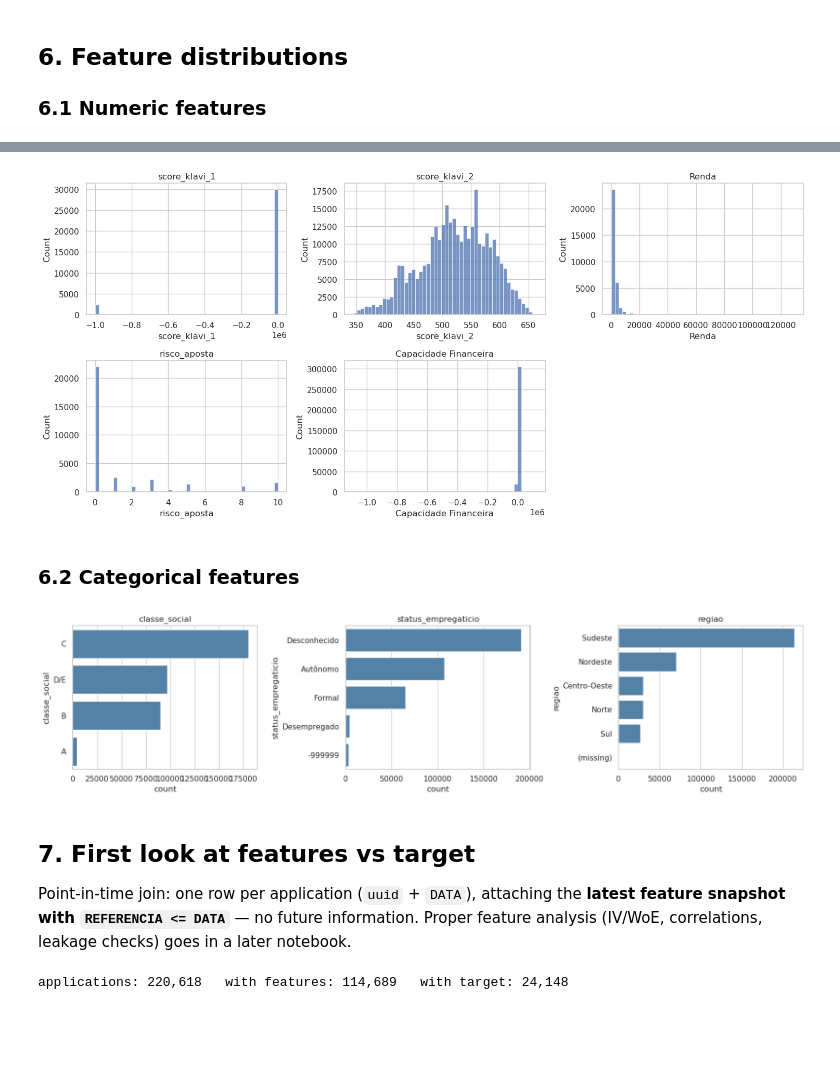
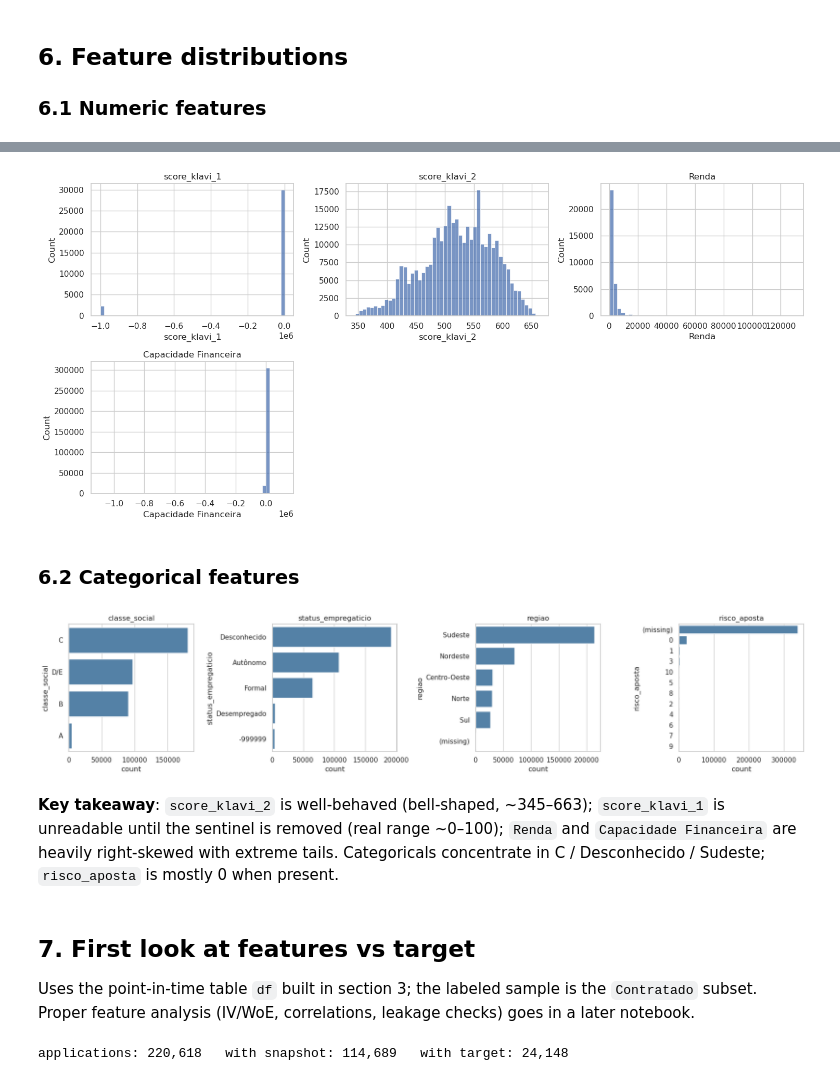
Before and after one commit to nocedan/credit-policy-analisys, a Jupyter notebook: notebooks/1.0-dn-initial-data-exploration.ipynb, the cells around one changed output, grey strips where cells are left out. Drawn from its saved outputs; the diff is of its cells as text; code cells hidden in the pictures; blank space fills up the shorter version.

```diff
--- a/notebooks/1.0-dn-initial-data-exploration.ipynb
+++ b/notebooks/1.0-dn-initial-data-exploration.ipynb
@@ -44,3 +44,13 @@ print(f"feat: {feat.shape[0]:,} rows x {feat.shape[1]} cols")
 # %% [output]
 perf: 220,618 rows x 5 cols
 feat: 371,596 rows x 10 cols
+# %%
+# dtypes as loaded: dates come as strings, SAFRA as float, risco_aposta as a 0-10 ordinal stored as float
+print("perf:", dict(perf.dtypes.astype(str)))
+print("feat:", dict(feat.dtypes.astype(str)))
+
+# in-memory conversions (raw files stay untouched)
+perf["DATA"] = pd.to_datetime(perf["DATA"])
+perf["SAFRA"] = perf["SAFRA"].astype(int)
+feat["REFERENCIA"] = pd.to_datetime(feat["REFERENCIA"])
+feat["risco_aposta"] = feat["risco_aposta"].astype("Int64").astype("string")
@@ -260 +283,19 @@ quality_report(feat)
 | Capacidade Financeira | float64 | 46310 | 12.46 | 70497 |
+# %%
+# sentinel / invalid values — explicit counts
+sk1 = feat["score_klavi_1"]
+n_sent = (sk1 == -999999).sum()
+print(f"score_klavi_1 == -999999: {n_sent:,} of {sk1.notna().sum():,} non-null ({n_sent / sk1.notna().sum():.1%})")
+
+cf = feat["Capacidade Financeira"]
+print(f"Capacidade Financeira < 0: {(cf < 0).sum():,} of {cf.notna().sum():,} non-null "
+      f"(min={cf.min():,.0f}, p0.1={cf.quantile(0.001):,.0f}, p1={cf.quantile(0.01):,.0f})")
+
+renda = feat["Renda"]
+p99 = renda.quantile(0.99)
+print(f"Renda > p99 ({p99:,.0f}): {(renda > p99).sum():,}  (max={renda.max():,.0f})")
+
+# categorical columns: sentinel labels
+for col in ["classe_social", "status_empregaticio", "regiao", "risco_aposta"]:
+    n = (feat[col] == "-999999").sum()
+    print(f"{col} == '-999999': {n:,}")
@@ -290,35 +340,32 @@ for ax in axes.flat[len(num_cols):]:
 plt.tight_layout()
 plt.show()
 # %% [output]
-[figure, old version]
+[figure, new version]
 # %% [markdown]
 ### 6.2 Categorical features
 # %%
-cat_cols = ["classe_social", "status_empregaticio", "regiao"]
+cat_cols = ["classe_social", "status_empregaticio", "regiao", "risco_aposta"]
 feat_plot = feat[cat_cols].fillna("(missing)")
-fig, axes = plt.subplots(1, len(cat_cols), figsize=(16, 4))
+fig, axes = plt.subplots(1, len(cat_cols), figsize=(18, 4))
 for ax, col in zip(axes, cat_cols):
     order = feat_plot[col].value_counts().index
     sns.countplot(data=feat_plot, y=col, order=order, ax=ax, color="steelblue")
     ax.set_title(col)
 plt.tight_layout()
 plt.show()
 # %% [output]
-[figure, old version]
+[figure, new version]
+# %% [markdown]
+**Key takeaway**: `score_klavi_2` is well-behaved (bell-shaped, ~345–663); `score_klavi_1` is unreadable until the sentinel is removed (real range ~0–100); `Renda` and `Capacidade Financeira` are heavily right-skewed with extreme tails. Categoricals concentrate in C / Desconhecido / Sudeste; `risco_aposta` is mostly 0 when present.
 # %% [markdown]
 ## 7. First look at features vs target
 
-Point-in-time join: one row per application (`uuid` + `DATA`), attaching the **latest feature snapshot with `REFERENCIA <= DATA`** — no future information. Proper feature analysis (IV/WoE, correlations, leakage checks) goes in a later notebook.
+Uses the point-in-time table `df` built in section 3; the labeled sample is the `Contratado` subset. Proper feature analysis (IV/WoE, correlations, leakage checks) goes in a later notebook.
 # %%
-# merge_asof picks, per uuid, the latest snapshot with REFERENCIA <= DATA (both must be sorted datetimes)
-perf_pit = perf.assign(DATA=pd.to_datetime(perf["DATA"])).sort_values("DATA")
-feat_pit = feat.assign(REFERENCIA=pd.to_datetime(feat["REFERENCIA"])).sort_values("REFERENCIA")
-
-df = pd.merge_asof(perf_pit, feat_pit, left_on="DATA", right_on="REFERENCIA", by="uuid")
 labeled = df[df["OVER30M2"].notna()].copy()
-print(f"applications: {len(df):,}   with features: {df['REFERENCIA'].notna().sum():,}   with target: {len(labeled):,}")
+print(f"applications: {len(df):,}   with snapshot: {df['REFERENCIA'].notna().sum():,}   with target: {len(labeled):,}")
 # %% [output]
-applications: 220,618   with features: 114,689   with target: 24,148
+applications: 220,618   with snapshot: 114,689   with target: 24,148
 # %%
 fig, axes = plt.subplots(2, 3, figsize=(15, 7))
 for ax, col in zip(axes.flat, num_cols):
```
Also changed, not shown: parts of 23 cells of this notebook, 1 other file.
